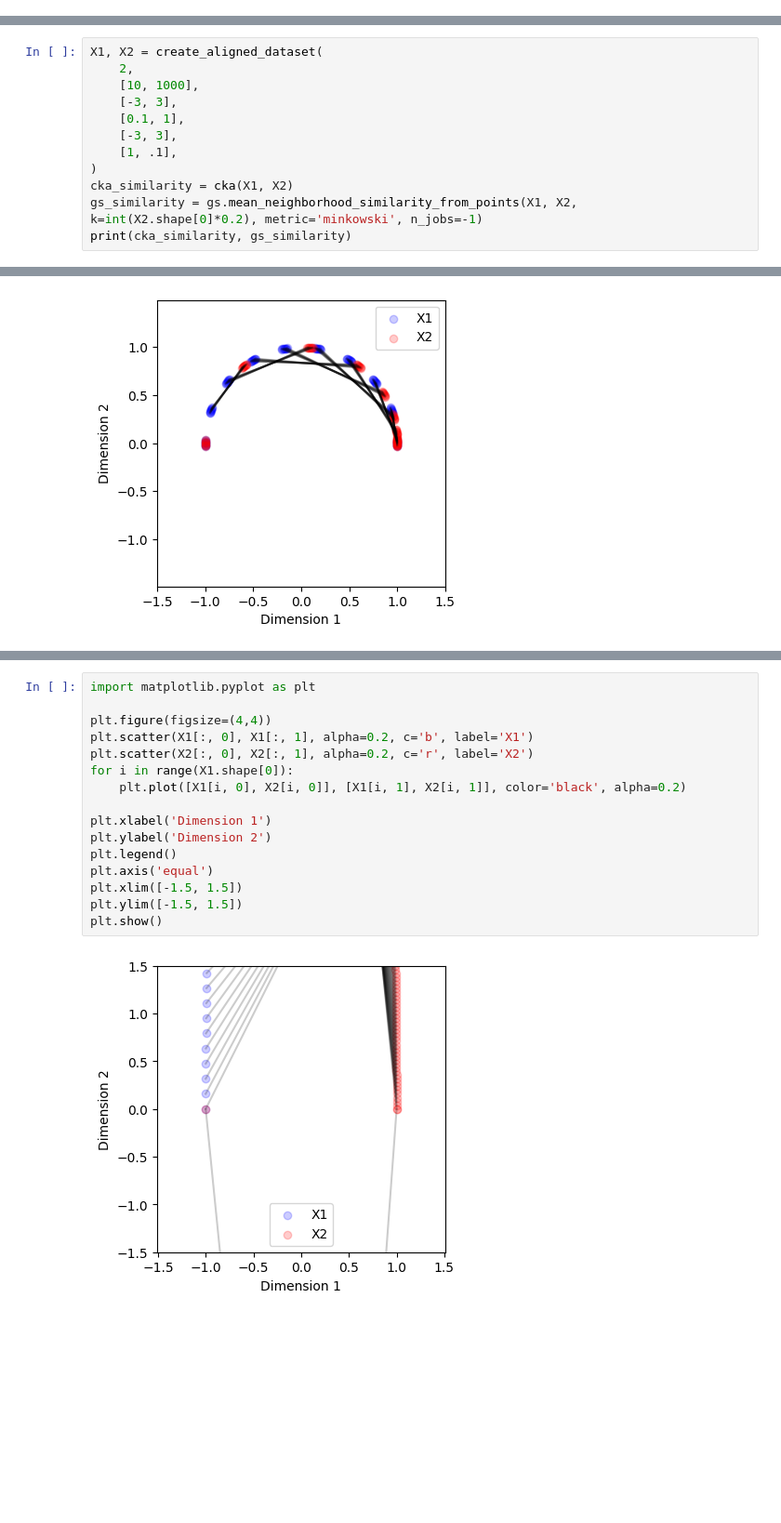
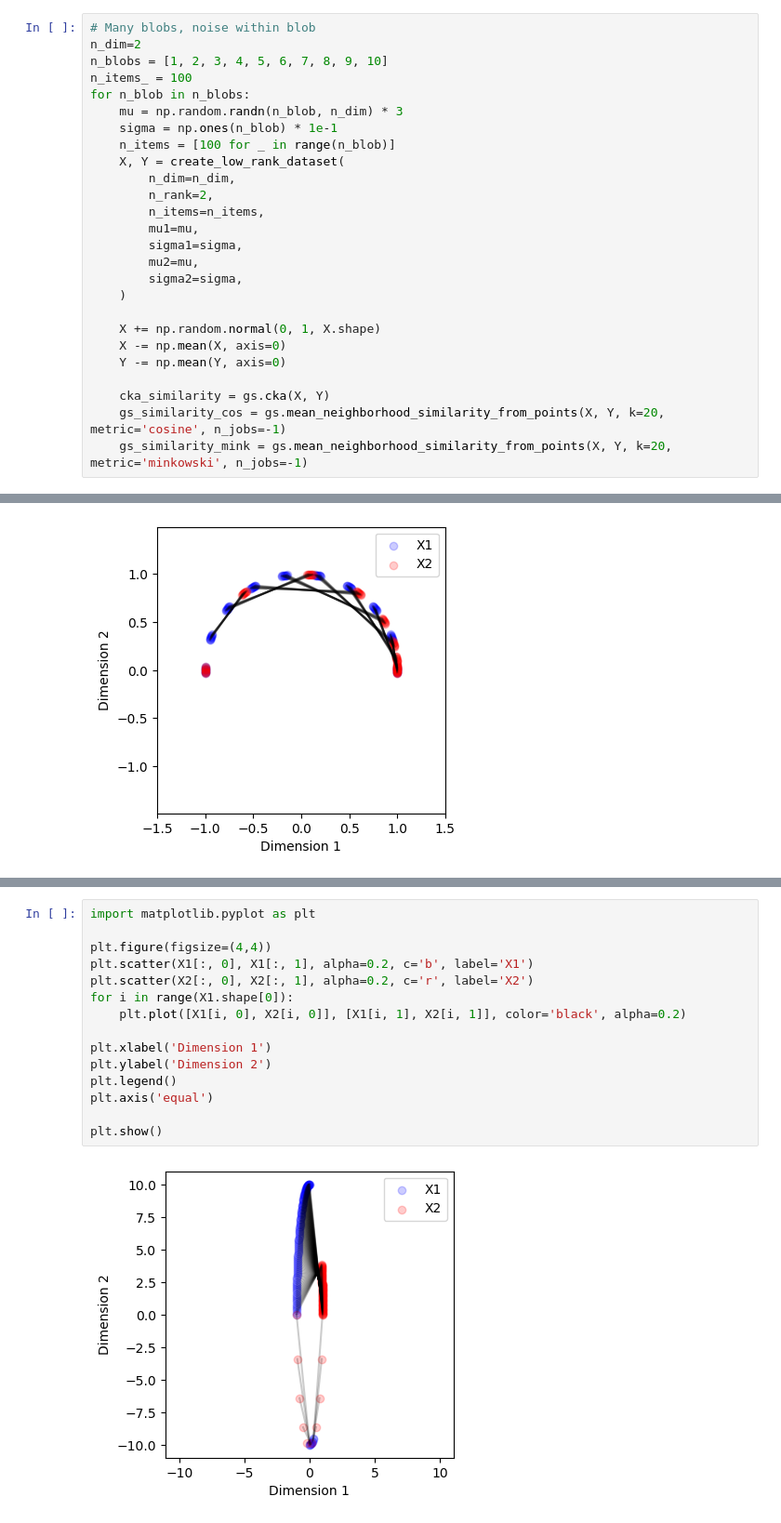
Before and after one commit to tiagoft/graph_structure, a Jupyter notebook: experiments/neurips2024/notebooks/controlled_topologies.ipynb, the cells around one changed output, grey strips where cells are left out. Shown: that part at 93% size. Drawn from its saved outputs; the diff is of its cells as text; blank space fills up the shorter version.

```diff
--- a/experiments/neurips2024/notebooks/controlled_topologies.ipynb
+++ b/experiments/neurips2024/notebooks/controlled_topologies.ipynb
@@ -49,0 +219,26 @@ X1, X2 = create_aligned_dataset_along_circle(50, 0, np.pi, 1.0)
+# %%
+# Many blobs, noise within blob
+n_dim=2
+n_blobs = [1, 2, 3, 4, 5, 6, 7, 8, 9, 10]
+n_items_ = 100
+for n_blob in n_blobs:
+    mu = np.random.randn(n_blob, n_dim) * 3
+    sigma = np.ones(n_blob) * 1e-1
+    n_items = [100 for _ in range(n_blob)]
+    X, Y = create_low_rank_dataset(
+        n_dim=n_dim,
+        n_rank=2,
+        n_items=n_items,
+        mu1=mu,
+        sigma1=sigma,
+        mu2=mu,
+        sigma2=sigma,
+    )
+
+    X += np.random.normal(0, 1, X.shape)
+    X -= np.mean(X, axis=0)
+    Y -= np.mean(Y, axis=0)
+
+    cka_similarity = gs.cka(X, Y)
+    gs_similarity_cos = gs.mean_neighborhood_similarity_from_points(X, Y, k=20, metric='cosine', n_jobs=-1)
+    gs_similarity_mink = gs.mean_neighborhood_similarity_from_points(X, Y, k=20, metric='minkowski', n_jobs=-1)
@@ -63,15 +321,3 @@ plt.axis('equal')
 plt.show()
 # %% [output]
 [figure]
-# %%
-X1, X2 = create_aligned_dataset(
-    2,
-    [10, 1000],
-    [-3, 3],
-    [0.1, 1],
-    [-3, 3],
-    [1, .1],
-)
-cka_similarity = cka(X1, X2)
-gs_similarity = gs.mean_neighborhood_similarity_from_points(X1, X2, k=int(X2.shape[0]*0.2), metric='minkowski', n_jobs=-1)
-print(cka_similarity, gs_similarity)
@@ -269,18 +501,17 @@ print(cka_similarity, gs_similarity)
 # %%
 import matplotlib.pyplot as plt
 
 plt.figure(figsize=(4,4))
 plt.scatter(X1[:, 0], X1[:, 1], alpha=0.2, c='b', label='X1')
 plt.scatter(X2[:, 0], X2[:, 1], alpha=0.2, c='r', label='X2')
 for i in range(X1.shape[0]):
     plt.plot([X1[i, 0], X2[i, 0]], [X1[i, 1], X2[i, 1]], color='black', alpha=0.2)
 
 plt.xlabel('Dimension 1')
 plt.ylabel('Dimension 2')
 plt.legend()
 plt.axis('equal')
-plt.xlim([-1.5, 1.5])
-plt.ylim([-1.5, 1.5])
+
 plt.show()
 # %% [output]
-[figure, old version]
+[figure, new version]
```
Also changed, not shown: parts of 29 cells of this notebook.
